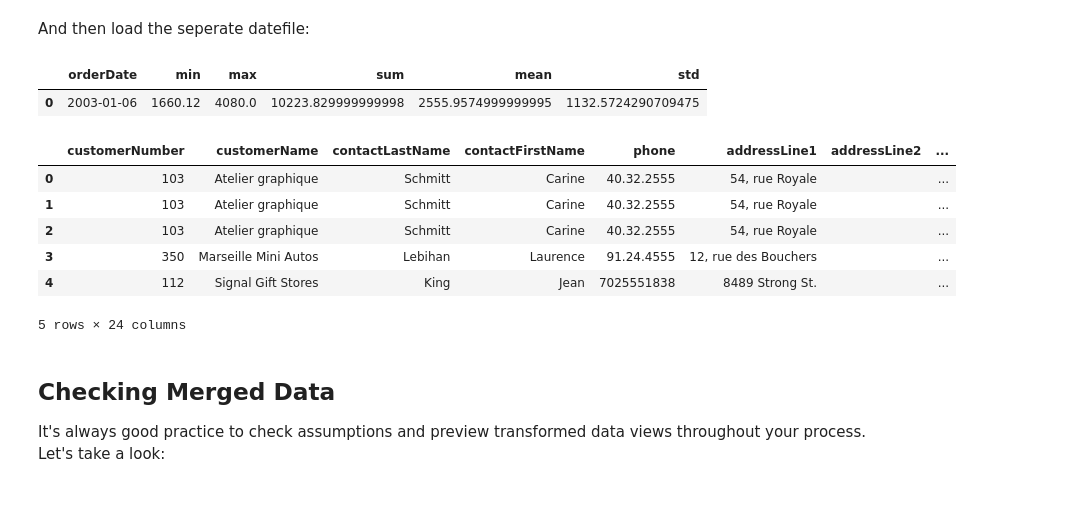
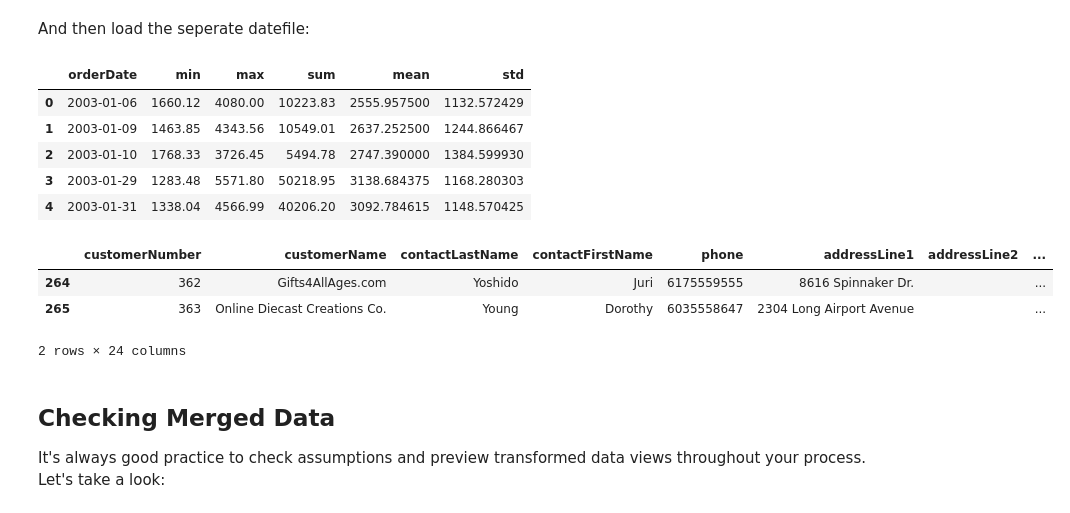
Before and after one commit to harrisonhardin/dsc-obtaining-your-data-houston-ds-042219, a Jupyter notebook: index.ipynb, the cells around one changed output. Saved outputs shown, nothing was run; the diff lists cells and outputs as text; code cells hidden in the pictures.

```diff
--- a/index.ipynb
+++ b/index.ipynb
@@ -108,22 +108,21 @@ And then load the seperate datefile:
 # %%
 daily_sums = pd.read_csv('Daily_Sales_Summaries.csv')
 daily_sums.head()
-x = daily_sums[0:1].astype(str)
-x
 # %% [output]
 |  | orderDate | min | max | sum | mean | std |
-| 0 | 2003-01-06 | 1660.12 | 4080.0 | 10223.829999999998 | 2555.9574999999995 | 1132.5724290709475 |
+| 0 | 2003-01-06 | 1660.12 | 4080.00 | 10223.83 | 2555.957500 | 1132.572429 |
+| 1 | 2003-01-09 | 1463.85 | 4343.56 | 10549.01 | 2637.252500 | 1244.866467 |
+| 2 | 2003-01-10 | 1768.33 | 3726.45 | 5494.78 | 2747.390000 | 1384.599930 |
+| 3 | 2003-01-29 | 1283.48 | 5571.80 | 50218.95 | 3138.684375 | 1168.280303 |
+| 4 | 2003-01-31 | 1338.04 | 4566.99 | 40206.20 | 3092.784615 | 1148.570425 |
 # %%
 merged = pd.merge(df, daily_sums)
-merged.head()
+merged[264:266]
 # %% [output]
 |  | customerNumber | customerName | contactLastName | contactFirstName | phone | addressLine1 | addressLine2 | ... |
-| 0 | 103 | Atelier graphique | Schmitt | Carine | 40.32.2555 | 54, rue Royale |  | ... |
-| 1 | 103 | Atelier graphique | Schmitt | Carine | 40.32.2555 | 54, rue Royale |  | ... |
-| 2 | 103 | Atelier graphique | Schmitt | Carine | 40.32.2555 | 54, rue Royale |  | ... |
-| 3 | 350 | Marseille Mini Autos | Lebihan | Laurence | 91.24.4555 | 12, rue des Bouchers |  | ... |
-| 4 | 112 | Signal Gift Stores | King | Jean | 7025551838 | 8489 Strong St. |  | ... |
+| 264 | 362 | Gifts4AllAges.com | Yoshido | Juri | 6175559555 | 8616 Spinnaker Dr. |  | ... |
+| 265 | 363 | Online Diecast Creations Co. | Young | Dorothy | 6035558647 | 2304 Long Airport Avenue |  | ... |
-5 rows × 24 columns
+2 rows × 24 columns
 # %% [markdown]
 ## Checking Merged Data
 
```
